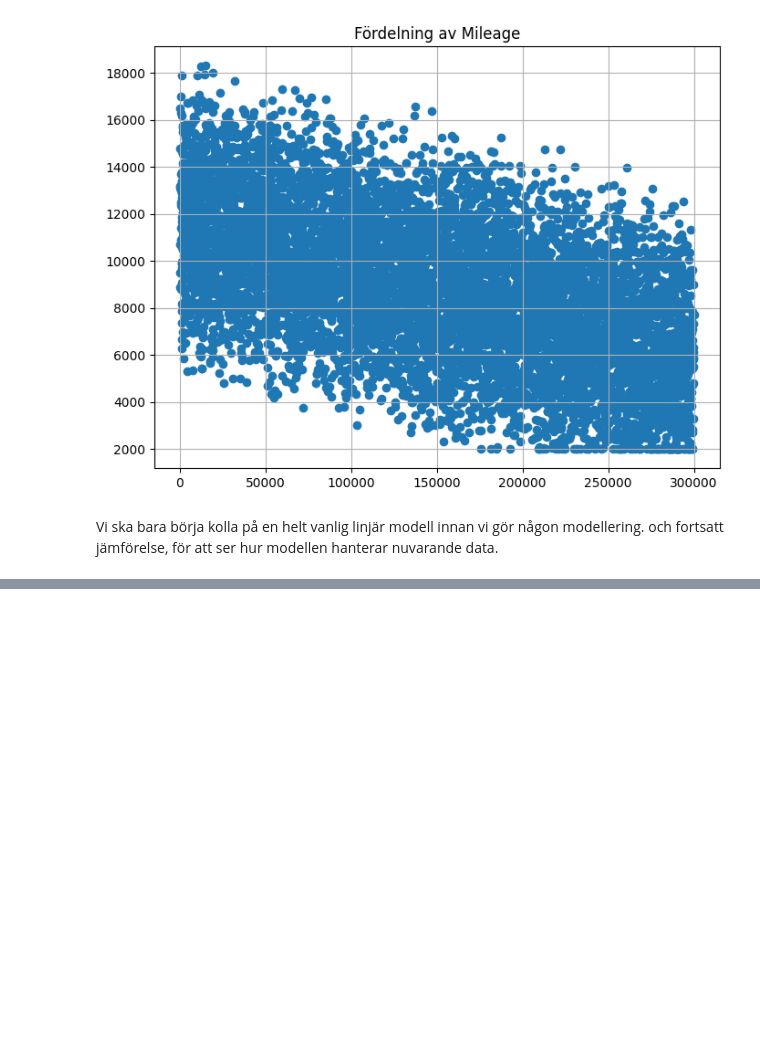
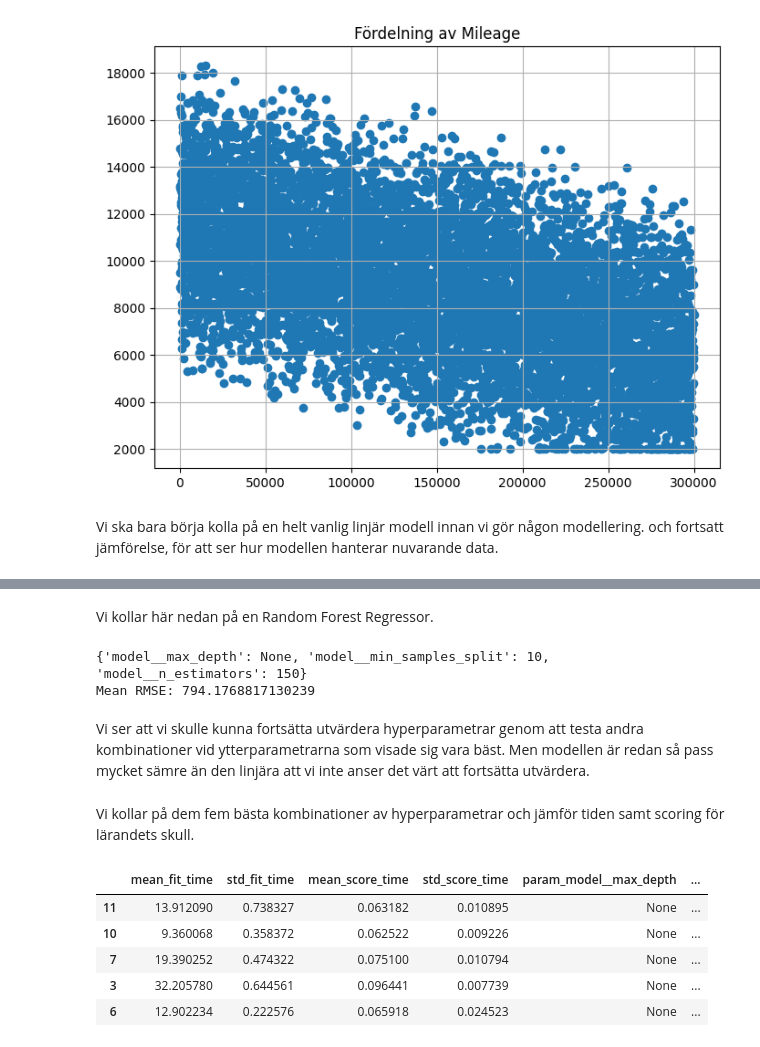
Before and after one commit to LinusMrad/ML-kunskapskontroll-1, a Jupyter notebook: Kunskapskontroll.ipynb, the cells around one changed output, grey strips where cells are left out. Drawn from its saved outputs; the diff is of its cells as text; code cells hidden in the pictures; blank space fills up the shorter version.

Commit message:
Random forest och SVR

```diff
--- a/Kunskapskontroll.ipynb
+++ b/Kunskapskontroll.ipynb
@@ -247,0 +248,62 @@ Mean RMSE: 709.4062261641014
+# %% [markdown]
+Vi kollar här nedan på en Random Forest Regressor.
+# %%
+# Random Forest
+
+from sklearn.ensemble import RandomForestRegressor
+from sklearn.model_selection import GridSearchCV
+
+model_1 = RandomForestRegressor(random_state=42)
+
+# skapar en variabel för dem hyperparametrar vi vill testa
+hyperparams = {"model__n_estimators": [10, 50, 100, 150],
+               "model__max_depth": [None, 2, 3, 5, 10],
+               "model__min_samples_split": [2, 5, 10]}
+
+
+pipeline = Pipeline([
+    ("preprocess", preprocessor),
+    ("model", model_1)
+])
+
+# Nedan gör vi en K-delad korsvalidering
+cv = KFold(
+    n_splits=5,
+    shuffle=True,
+    random_state=42
+)
+#
+grid = GridSearchCV(
+    pipeline,
+    param_grid = hyperparams,
+    scoring="neg_root_mean_squared_error",
+    cv=cv,
+    n_jobs=-1
+)
+
+grid.fit(X_train_0, y_train)
+
+best_model_1 = grid.best_estimator_
+
+
+print(grid.best_params_)
+print("Mean RMSE:", -grid.best_score_)
+# %% [output]
+{'model__max_depth': None, 'model__min_samples_split': 10, 'model__n_estimators': 150}
+Mean RMSE: 794.1768817130239
+# %% [markdown]
+Vi ser att vi skulle kunna fortsätta utvärdera hyperparametrar genom att testa andra kombinationer vid ytterparametrarna som visade sig vara bäst. Men modellen är redan så pass mycket sämre än den linjära att vi inte anser det värt att fortsätta utvärdera.
+# %% [markdown]
+Vi kollar på dem fem bästa kombinationer av hyperparametrar och jämför tiden samt scoring för lärandets skull.
+# %%
+results = pd.DataFrame(grid.cv_results_)
+
+
+results.sort_values(by="rank_test_score", ascending=True).head()
+# %% [output]
+|  | mean_fit_time | std_fit_time | mean_score_time | std_score_time | param_model__max_depth | ... |
+| 11 | 13.912090 | 0.738327 | 0.063182 | 0.010895 | None | ... |
+| 10 | 9.360068 | 0.358372 | 0.062522 | 0.009226 | None | ... |
+| 7 | 19.390252 | 0.474322 | 0.075100 | 0.010794 | None | ... |
+| 3 | 32.205780 | 0.644561 | 0.096441 | 0.007739 | None | ... |
+| 6 | 12.902234 | 0.222576 | 0.065918 | 0.024523 | None | ... |
```
Also changed, not shown: parts of 3 cells of this notebook.
